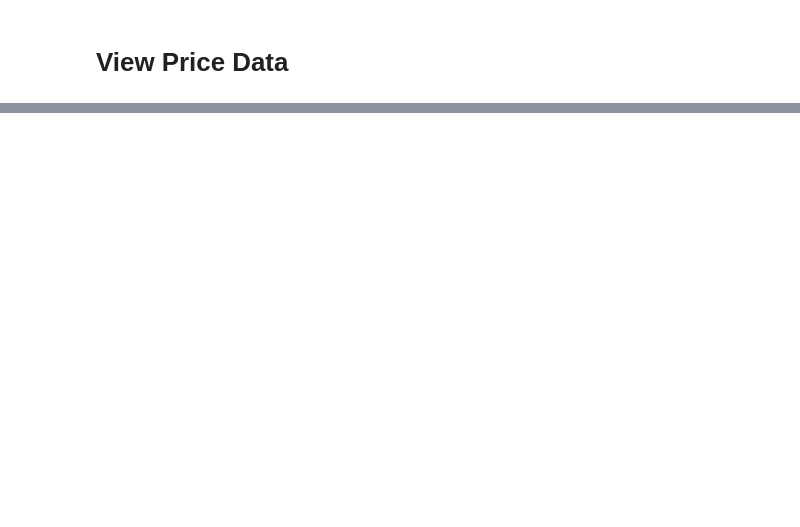
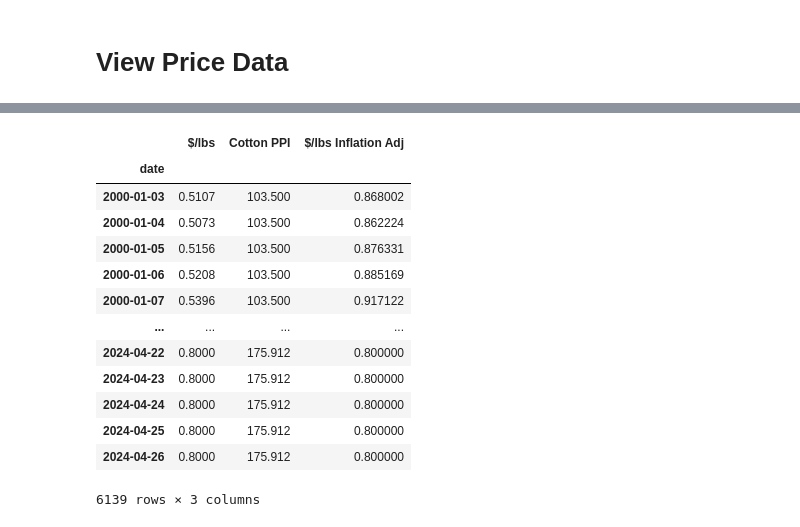
Before and after one commit to zayansalman/cotton-market-intelligence, a Jupyter notebook: cmi_mt_daily.ipynb, the cells around one changed output, grey strips where cells are left out. Saved outputs shown, nothing was run; the diff lists cells and outputs as text; code cells hidden in the pictures; blank space fills up the shorter version.

```diff
--- a/cmi_mt_daily.ipynb
+++ b/cmi_mt_daily.ipynb
@@ -96,0 +165,26 @@ fig.show()
+# %%
+daily_ppi = pd.DataFrame(ppi_values_cotton['Cotton PPI'].resample('B').ffill()) #ffill bc you give rest of month the data
+# %%
+cotton_df_outliers_rm = pd.merge(cotton_df_outliers_rm, daily_ppi, left_index=True, right_index=True, how='left').ffill() #no inflation yet for most recent data
+# %%
+base_ppi_cotton = cotton_df_outliers_rm['Cotton PPI'].iloc[-1]
+# %%
+# so you do it with base ppi (todays price) vs a past date is bc the ppi index is a relational index so from x value it shows the % value the px on one date would be more or less
+cotton_df_outliers_rm['$/lbs Inflation Adj'] = cotton_df_outliers_rm['$/lbs'] * (base_ppi_cotton / cotton_df_outliers_rm['Cotton PPI'])
+# %%
+cotton_df_outliers_rm
+# %% [output]
+|  | $/lbs | Cotton PPI | $/lbs Inflation Adj |
+| date |  |  |  |
+| 2000-01-03 | 0.5107 | 103.500 | 0.868002 |
+| 2000-01-04 | 0.5073 | 103.500 | 0.862224 |
+| 2000-01-05 | 0.5156 | 103.500 | 0.876331 |
+| 2000-01-06 | 0.5208 | 103.500 | 0.885169 |
+| 2000-01-07 | 0.5396 | 103.500 | 0.917122 |
+| ... | ... | ... | ... |
+| 2024-04-22 | 0.8000 | 175.912 | 0.800000 |
+| 2024-04-23 | 0.8000 | 175.912 | 0.800000 |
+| 2024-04-24 | 0.8000 | 175.912 | 0.800000 |
+| 2024-04-25 | 0.8000 | 175.912 | 0.800000 |
+| 2024-04-26 | 0.8000 | 175.912 | 0.800000 |
+6139 rows × 3 columns
```
Also changed, not shown: parts of 26 cells of this notebook, 1 other file.
